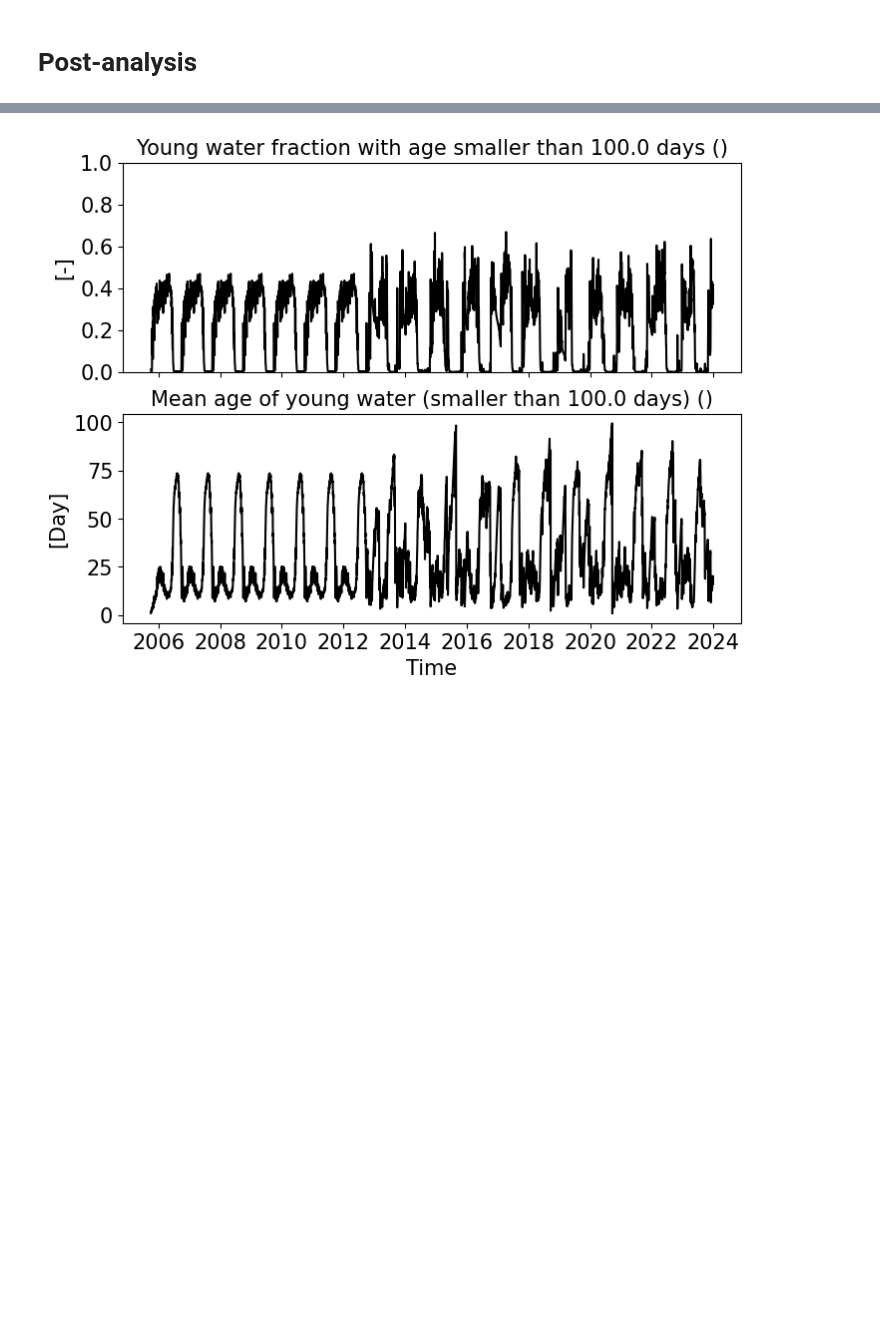
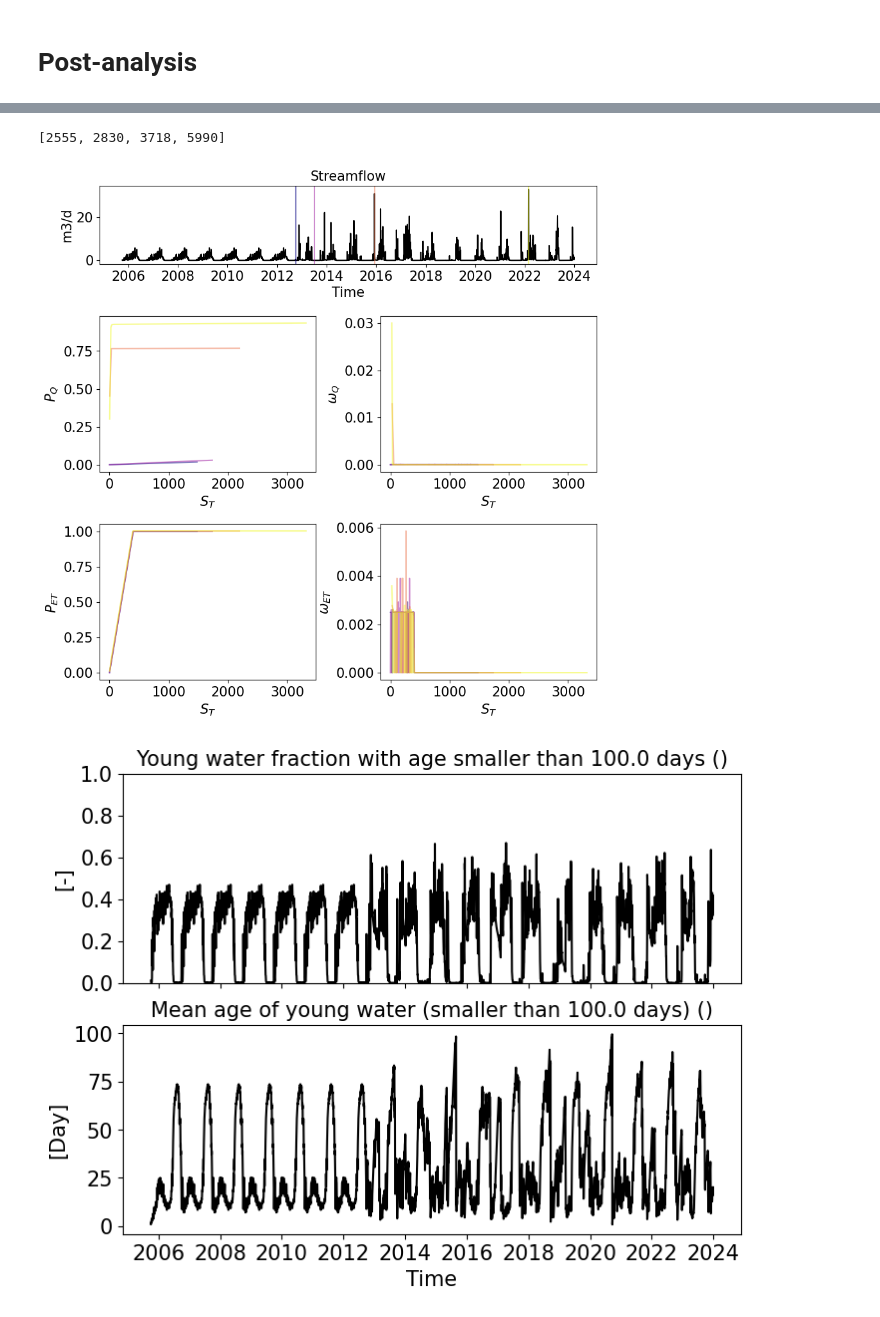
Before and after one commit to PeishiJiang/DiffFlowTransport, a Jupyter notebook: OakCreek/Postprocess_mdn.ipynb, the cells around one changed output, grey strips where cells are left out. Cells and saved outputs as stored; diff of their text form; code cells hidden in the pictures; blank space fills up the shorter version.

```diff
--- a/OakCreek/Postprocess_mdn.ipynb
+++ b/OakCreek/Postprocess_mdn.ipynb
@@ -225,3 +230,9 @@ axes = plot_PQET_ST3(Q, ET, pQETs, sT, dt, last_age_cut=2000, figsize=(12,8), la
+# %%
+# plot_PQET_ST_selected(Q, pQETs, sT, time, sel_time_ind=[2831, 3717, 4000, 5578])
+plot_PQET_ST_selected(Q, pQETs, sT, time)
+# %% [output]
+[2555, 2830, 3718, 5990]
+[figure, added]
 # %%
 # Young water fraction in streamflow
 for cutoff in [100,500,1000,2000]:
```
Also changed, not shown: parts of 13 cells of this notebook, 14 other files.
